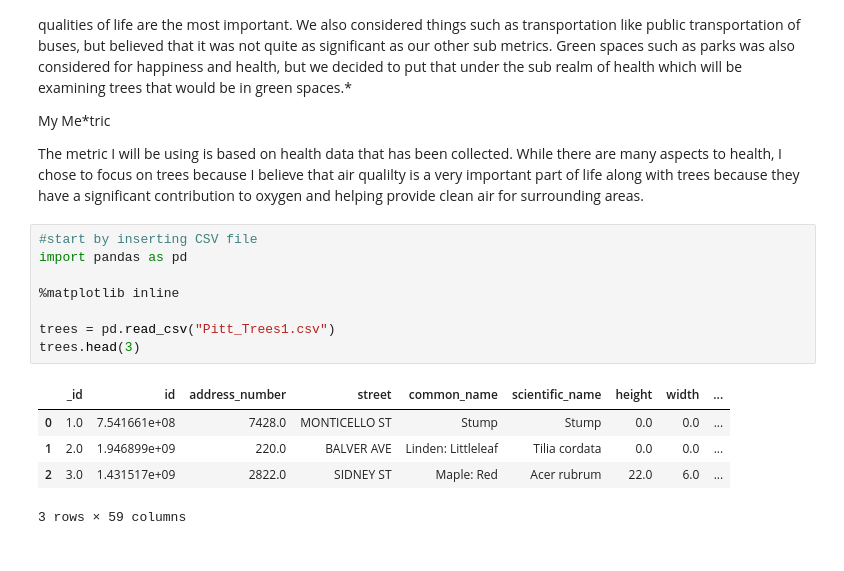
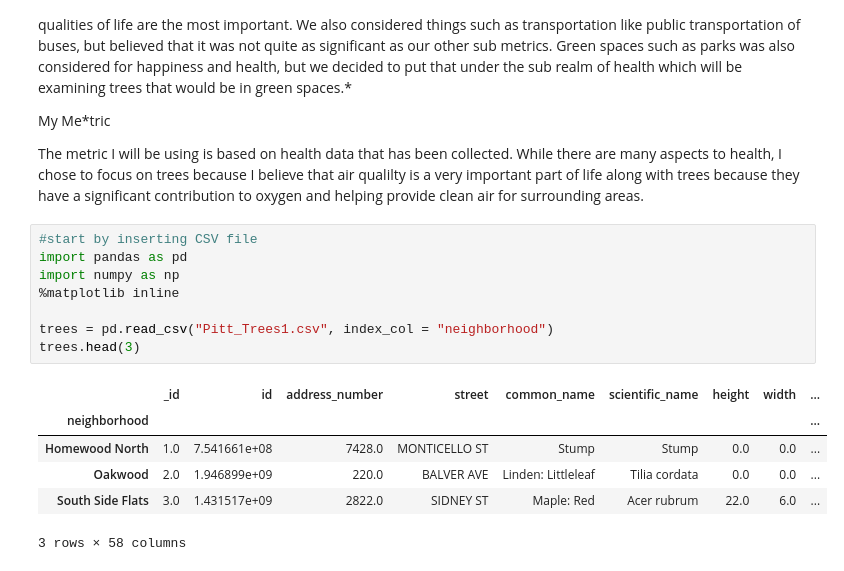
Before and after one commit to MauraB27/BigIdeasFinalProject, a Jupyter notebook: Brositz Flight 11/BrositzBigIDFinal.ipynb, the cells around one changed output. Saved outputs shown, nothing was run; the diff lists cells and outputs as text.

```diff
--- a/Brositz Flight 11/BrositzBigIDFinal.ipynb
+++ b/Brositz Flight 11/BrositzBigIDFinal.ipynb
@@ -17,14 +17,15 @@ The metric I will be using is based on health data that has been collected. Whil
 # %%
 #start by inserting CSV file
 import pandas as pd
-
+import numpy as np
 %matplotlib inline
 
-trees = pd.read_csv("Pitt_Trees1.csv")
+trees = pd.read_csv("Pitt_Trees1.csv", index_col = "neighborhood")
 trees.head(3)
 # %% [output]
 |  | _id | id | address_number | street | common_name | scientific_name | height | width | ... |
-| 0 | 1.0 | 7.541661e+08 | 7428.0 | MONTICELLO ST | Stump | Stump | 0.0 | 0.0 | ... |
-| 1 | 2.0 | 1.946899e+09 | 220.0 | BALVER AVE | Linden: Littleleaf | Tilia cordata | 0.0 | 0.0 | ... |
-| 2 | 3.0 | 1.431517e+09 | 2822.0 | SIDNEY ST | Maple: Red | Acer rubrum | 22.0 | 6.0 | ... |
+| neighborhood |  |  |  |  |  |  |  |  | ... |
+| Homewood North | 1.0 | 7.541661e+08 | 7428.0 | MONTICELLO ST | Stump | Stump | 0.0 | 0.0 | ... |
+| Oakwood | 2.0 | 1.946899e+09 | 220.0 | BALVER AVE | Linden: Littleleaf | Tilia cordata | 0.0 | 0.0 | ... |
+| South Side Flats | 3.0 | 1.431517e+09 | 2822.0 | SIDNEY ST | Maple: Red | Acer rubrum | 22.0 | 6.0 | ... |
-3 rows × 59 columns
+3 rows × 58 columns
```
Also changed, not shown: parts of 2 cells of this notebook.
